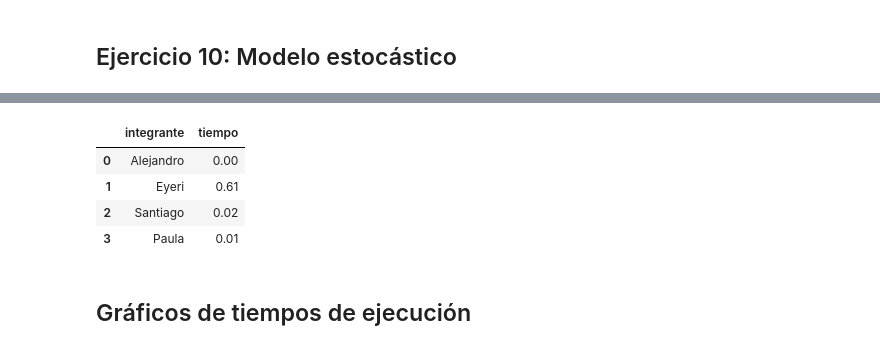
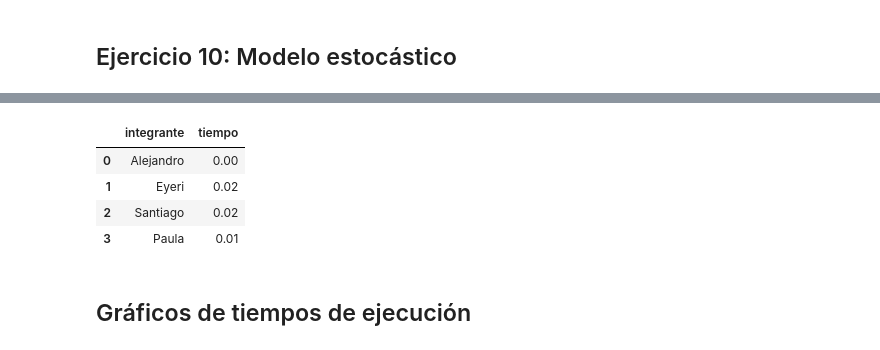
Before and after one commit to Santifer0803/Proyecto_herramientas_II, a Jupyter notebook: ejercicios_python.ipynb, the cells around one changed output, grey strips where cells are left out. Drawn from its saved outputs; the diff is of its cells as text; code cells hidden in the pictures.

```diff
--- a/ejercicios_python.ipynb
+++ b/ejercicios_python.ipynb
@@ -1087,18 +1135,18 @@ len(prueba)
 # %%
 data_ej_10 = {
 
     'integrante': ['Alejandro', 'Eyeri', 'Santiago', 'Paula'],
 
-    'tiempo': [0, 0.61, 0.02, 0.01]
+    'tiempo': [0, 0.02, 0.02, 0.01]
 
 }
 
 tiempos_ej_10 = pd.DataFrame(data_ej_10)
 tiempos_ej_10
 # %% [output]
 |  | integrante | tiempo |
 | 0 | Alejandro | 0.00 |
-| 1 | Eyeri | 0.61 |
+| 1 | Eyeri | 0.02 |
 | 2 | Santiago | 0.02 |
 | 3 | Paula | 0.01 |
 # %% [markdown]
```
Also changed, not shown: parts of 22 cells of this notebook.
